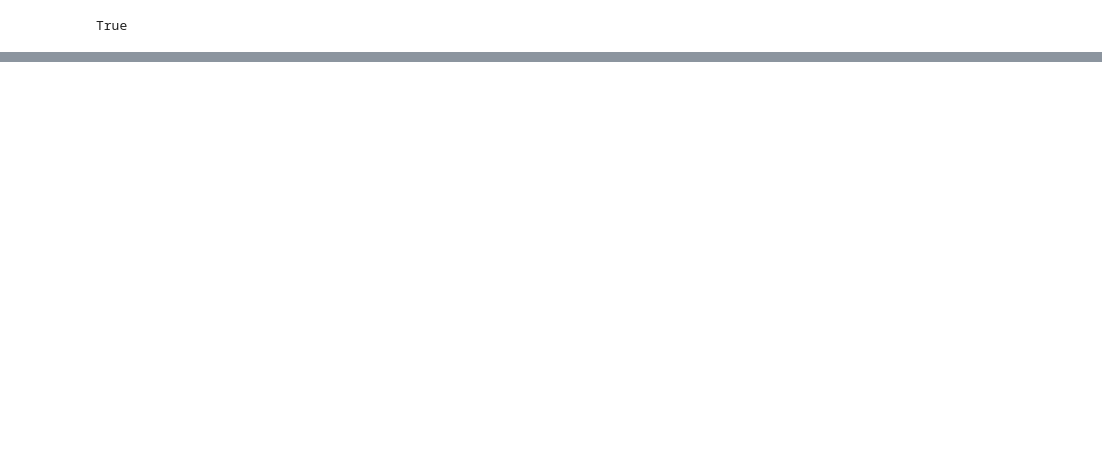
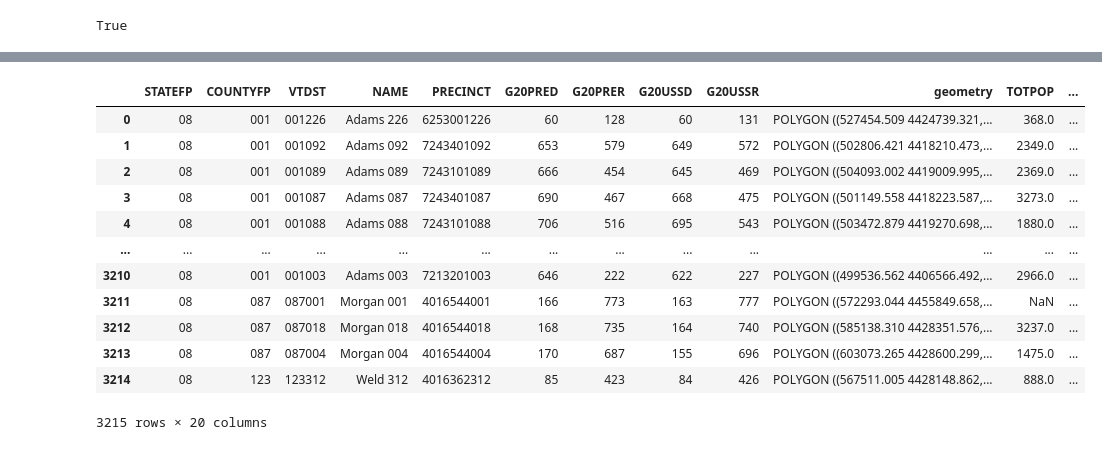
Before and after one commit to TheRealColinInns/Colorado-Redistricting-Analysis, a Jupyter notebook: MAUP/Colorado/Colorado_MAUP.ipynb, the cells around one changed output, grey strips where cells are left out. Drawn from its saved outputs; the diff is of its cells as text; code cells hidden in the pictures; blank space fills up the shorter version.

Commit message:
Colorado MAUP successful

```diff
--- a/MAUP/Colorado/Colorado_MAUP.ipynb
+++ b/MAUP/Colorado/Colorado_MAUP.ipynb
@@ -124,3 +114,12 @@ Filling gaps...
 print(maup.doctor(repaired_cong_df))
 # %% [output]
 True
+# %%
+precincts_to_districts_assignment = maup.assign(repaired_election_df.geometry, repaired_cong_df.geometry)
+repaired_election_df["CD"] = precincts_to_districts_assignment
+# %%
+print(set(repaired_election_df["CD"]))
+for precinct_index in range(len(election_df)):
+    repaired_election_df.at[precinct_index, "CD"] = cong_df.at[repaired_election_df.at[precinct_index, "CD"], district_col_name]
+print(set(cong_df[district_col_name]))
+print(set(repaired_election_df["CD"]))
@@ -126,0 +150,47 @@ True
+# %%
+rename_dict = {'P0020001': 'TOTPOP',
+               'P0020002': 'HISP',
+               'P0020005': 'NH_WHITE',
+               'P0020006': 'NH_BLACK',
+               'P0020007': 'NH_AMIN',
+               'P0020008': 'NH_ASIAN',
+               'P0020009': 'NH_NHPI',
+               'P0020010': 'NH_OTHER',
+               'P0020011': 'NH_2MORE',
+               'G20PREDBID': 'G20PRED',
+               'G20PRERTRU': 'G20PRER',
+               'G20USSDHIC': 'G20USSD',
+               'G20USSRGAR': 'G20USSR'}
+# %%
+clean_election_df = repaired_election_df.rename(columns=rename_dict)
+clean_election_df.drop(columns=[
+       'G20PRELJOR', 'G20PREGHAW', 'G20PRECBLA', 'G20PREUWES',
+       'G20PREOOTH', 'G20USSLDOA','G20USSODOY','G20USSOEVA',
+       'G20USSOWRI',
+       'P0020003', 'P0020004', 'P0020012', 'P0020013', 'P0020014',
+       'P0020015', 'P0020016', 'P0020017', 'P0020018', 'P0020019', 'P0020020',
+       'P0020021', 'P0020022', 'P0020023', 'P0020024', 'P0020025', 'P0020026',
+       'P0020027', 'P0020028', 'P0020029', 'P0020030', 'P0020031', 'P0020032',
+       'P0020033', 'P0020034', 'P0020035', 'P0020036', 'P0020037', 'P0020038',
+       'P0020039', 'P0020040', 'P0020041', 'P0020042', 'P0020043', 'P0020044',
+       'P0020045', 'P0020046', 'P0020047', 'P0020048', 'P0020049', 'P0020050',
+       'P0020051', 'P0020052', 'P0020053', 'P0020054', 'P0020055', 'P0020056',
+       'P0020057', 'P0020058', 'P0020059', 'P0020060', 'P0020061', 'P0020062',
+       'P0020063', 'P0020064', 'P0020065', 'P0020066', 'P0020067', 'P0020068',
+       'P0020069', 'P0020070', 'P0020071', 'P0020072', 'P0020073'], inplace=True)
+# %%
+clean_election_df
+# %% [output]
+|  | STATEFP | COUNTYFP | VTDST | NAME | PRECINCT | G20PRED | G20PRER | G20USSD | G20USSR | geometry | TOTPOP | ... |
+| 0 | 08 | 001 | 001226 | Adams 226 | 6253001226 | 60 | 128 | 60 | 131 | POLYGON ((527454.509 4424739.321,... | 368.0 | ... |
+| 1 | 08 | 001 | 001092 | Adams 092 | 7243401092 | 653 | 579 | 649 | 572 | POLYGON ((502806.421 4418210.473,... | 2349.0 | ... |
+| 2 | 08 | 001 | 001089 | Adams 089 | 7243101089 | 666 | 454 | 645 | 469 | POLYGON ((504093.002 4419009.995,... | 2369.0 | ... |
+| 3 | 08 | 001 | 001087 | Adams 087 | 7243401087 | 690 | 467 | 668 | 475 | POLYGON ((501149.558 4418223.587,... | 3273.0 | ... |
+| 4 | 08 | 001 | 001088 | Adams 088 | 7243101088 | 706 | 516 | 695 | 543 | POLYGON ((503472.879 4419270.698,... | 1880.0 | ... |
+| ... | ... | ... | ... | ... | ... | ... | ... | ... | ... | ... | ... | ... |
+| 3210 | 08 | 001 | 001003 | Adams 003 | 7213201003 | 646 | 222 | 622 | 227 | POLYGON ((499536.562 4406566.492,... | 2966.0 | ... |
+| 3211 | 08 | 087 | 087001 | Morgan 001 | 4016544001 | 166 | 773 | 163 | 777 | POLYGON ((572293.044 4455849.658,... | NaN | ... |
+| 3212 | 08 | 087 | 087018 | Morgan 018 | 4016544018 | 168 | 735 | 164 | 740 | POLYGON ((585138.310 4428351.576,... | 3237.0 | ... |
+| 3213 | 08 | 087 | 087004 | Morgan 004 | 4016544004 | 170 | 687 | 155 | 696 | POLYGON ((603073.265 4428600.299,... | 1475.0 | ... |
+| 3214 | 08 | 123 | 123312 | Weld 312 | 4016362312 | 85 | 423 | 84 | 426 | POLYGON ((567511.005 4428148.862,... | 888.0 | ... |
+3215 rows × 20 columns
```
Also changed, not shown: parts of 19 cells of this notebook, 15 other files.
